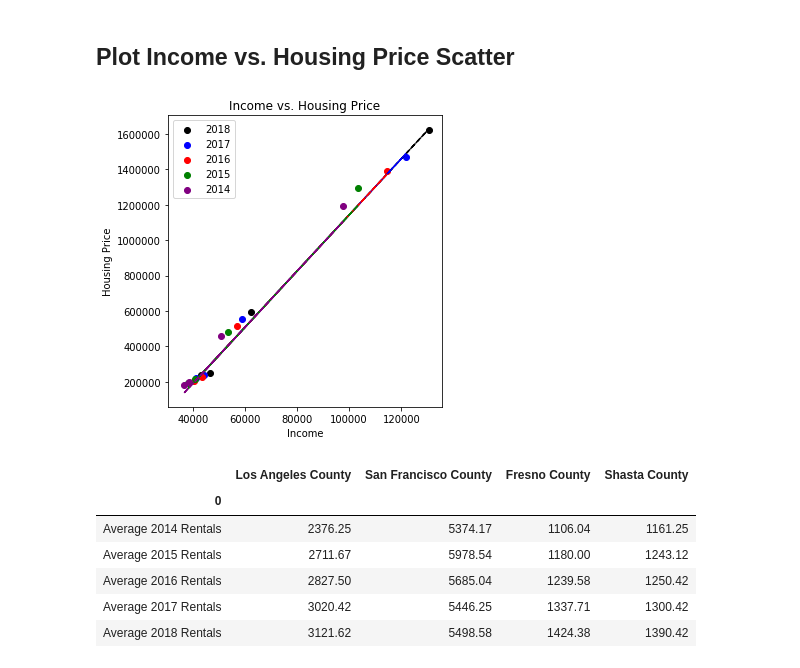
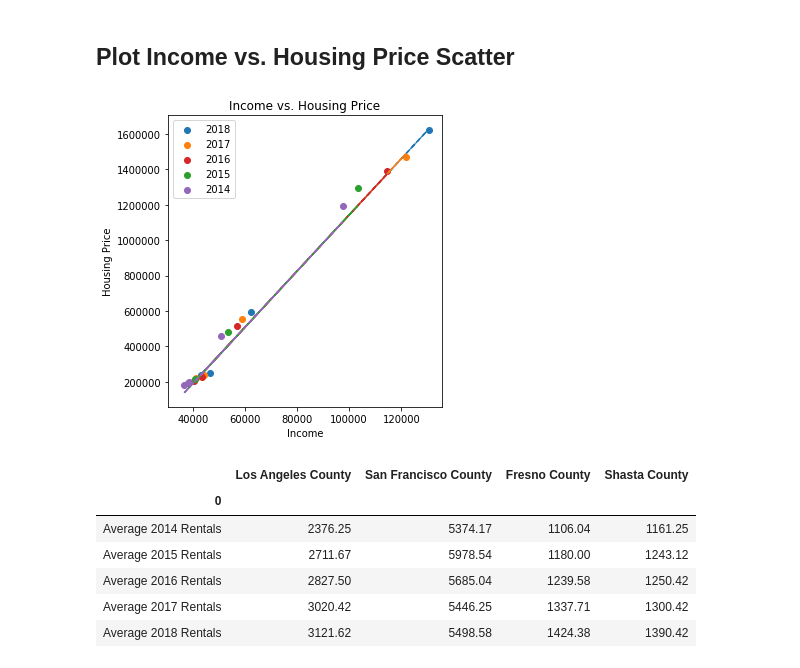
Before and after one commit to TrevorLovesMommy/Real-Estate-Project, a Jupyter notebook: Analysis.ipynb, the cells around one changed output. Drawn from its saved outputs; the diff is of its cells as text; code cells hidden in the pictures.

```diff
--- a/Analysis.ipynb
+++ b/Analysis.ipynb
@@ -185,49 +185,49 @@ fig, ax1 = plt.subplots(figsize=(5,5))
 #2018
 x_2018= income_df.loc["2018 Income"]
 y_2018 = zillow_df.loc["2018 Avg Price"]
-ax1.scatter(x_2018, y_2018, color = "black", label = "2018")
+ax1.scatter(x_2018, y_2018, color = "#1f77b4", label = "2018")
 #set line
 (slope, intercept, _, _, _) = linregress(x_2018, y_2018)
 fit = slope * x_2018 + intercept
-ax1.plot(x_2018, fit, 'b--', color="black")
+ax1.plot(x_2018, fit, 'b--', color="#1f77b4")
 
 #2017
 x_2017 = income_df.loc["2017 Income"]
 y_2017 = zillow_df.loc["2017 Avg Price"]
-ax1.scatter(x_2017, y_2017, color = "blue", label = "2017")
+ax1.scatter(x_2017, y_2017, color = "#ff7f0e", label = "2017")
 fit = slope * x_2017 + intercept
-ax1.plot(x_2017, fit, 'b--', color="blue")
+ax1.plot(x_2017, fit, 'b--', color="#ff7f0e")
 
 #2016
 x_2016 = income_df.loc["2016 Income"]
 y_2016 = zillow_df.loc["2016 Avg Price"]
-ax1.scatter(x_2016, y_2016, color = "red", label = "2016")
+ax1.scatter(x_2016, y_2016, color = "#d62728", label = "2016")
 fit = slope * x_2016 + intercept
-ax1.plot(x_2016, fit, 'b--', color="red")
+ax1.plot(x_2016, fit, 'b--', color="#d62728")
 
 #2015
 x_2015 = income_df.loc["2015 Income"]
 y_2015 = zillow_df.loc["2015 Avg Price"]
-ax1.scatter(x_2015, y_2015, color = "green", label = "2015")
+ax1.scatter(x_2015, y_2015, color = "#2ca02c", label = "2015")
 fit = slope * x_2015 + intercept
-ax1.plot(x_2015, fit, 'b--', color="green")
+ax1.plot(x_2015, fit, 'b--', color="#2ca02c")
 
 #2014
 x_2014 = income_df.loc["2014 Income"]
 y_2014 = zillow_df.loc["2014 Avg Price"]
-ax1.scatter(x_2014, y_2014, color = "purple", label = "2014")
+ax1.scatter(x_2014, y_2014, color = "#9467bd", label = "2014")
 fit = slope * x_2014 + intercept
-ax1.plot(x_2014, fit, 'b--', color="purple")
+ax1.plot(x_2014, fit, 'b--', color="#9467bd")
 
 ax1.set_xlabel("Income")
 ax1.set_ylabel("Housing Price")
 ax1.set_title("Income vs. Housing Price")
 fig.tight_layout()
 plt.legend()
 plt.savefig ("output images/Income_Housing_Scatter_Regression.png")
 plt.show()
 # %% [output]
-[figure, old version]
+[figure, new version]
 # %%
 #Read Rental Data
 rental_df = pd.read_csv("output files/rentals4counties.csv", index_col = 0)
```
Also changed, not shown: 1 other file.
